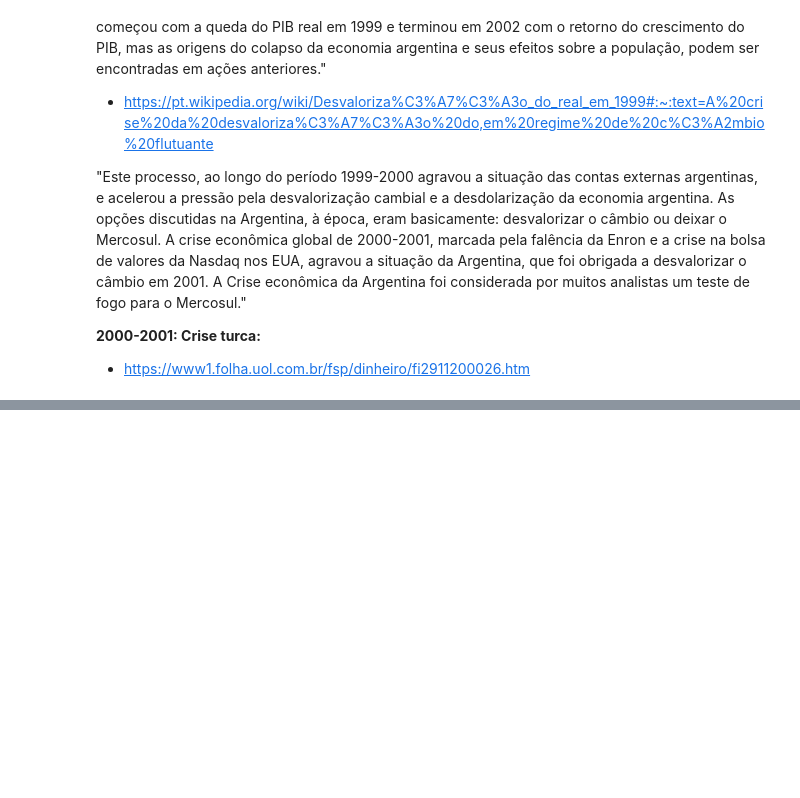
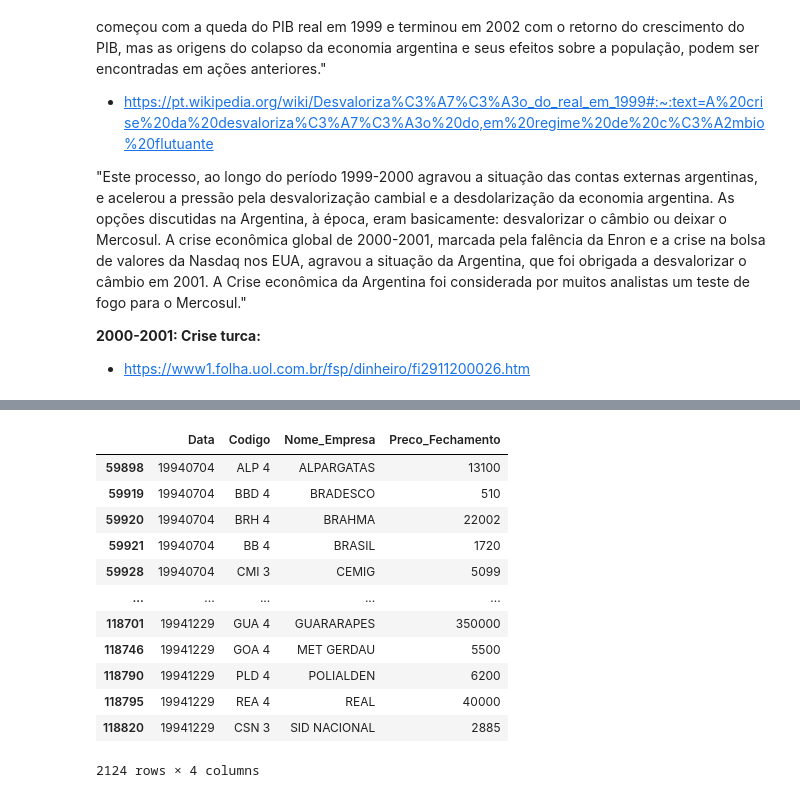
Before and after one commit to deboraaires/analise_Ibovespa, a Jupyter notebook: Análise_do_IBOVESPA.ipynb, the cells around one changed output, grey strips where cells are left out. Drawn from its saved outputs; the diff is of its cells as text; code cells hidden in the pictures; blank space fills up the shorter version.

```diff
--- a/Análise_do_IBOVESPA.ipynb
+++ b/Análise_do_IBOVESPA.ipynb
@@ -319,0 +553,6 @@ ax.xaxis.grid(True, linestyle='-', which='major', color='grey', alpha=.25)
+# %%
+# Selecionando apenas dados em Reais e o LOTE PADRÃO
+B3_1994 = B3_1994.loc[(B3_1994[8]== "R$") & (B3_1994[2]==2)]
+B3_1994 = B3_1994[[1,3,5,13]]
+B3_1994 = B3_1994.rename(columns={1:"Data", 3:"Codigo", 5:"Nome_Empresa", 13:"Preco_Fechamento"})
+B3_1994.head()
@@ -319,0 +625,18 @@ ax.xaxis.grid(True, linestyle='-', which='major', color='grey', alpha=.25)
+# %%
+Empresas = ['BRH 4','ALP 4','BAZ 3','BB  4','BBD 4','CPN 5','PLD 4','CES 3','CES 4','CMI 3','CMI 4','CPL 3','CPL 4','REA 4','CSN 3','CTN 4','ELE 6','EMB 4','GOA 4','GUA 4']
+B3_1994_Empresas = B3_1994.loc[B3_1994["Codigo"].isin(Empresas)]
+B3_1994_Empresas
+# %% [output]
+|  | Data | Codigo | Nome_Empresa | Preco_Fechamento |
+| 59898 | 19940704 | ALP 4 | ALPARGATAS | 13100 |
+| 59919 | 19940704 | BBD 4 | BRADESCO | 510 |
+| 59920 | 19940704 | BRH 4 | BRAHMA | 22002 |
+| 59921 | 19940704 | BB 4 | BRASIL | 1720 |
+| 59928 | 19940704 | CMI 3 | CEMIG | 5099 |
+| ... | ... | ... | ... | ... |
+| 118701 | 19941229 | GUA 4 | GUARARAPES | 350000 |
+| 118746 | 19941229 | GOA 4 | MET GERDAU | 5500 |
+| 118790 | 19941229 | PLD 4 | POLIALDEN | 6200 |
+| 118795 | 19941229 | REA 4 | REAL | 40000 |
+| 118820 | 19941229 | CSN 3 | SID NACIONAL | 2885 |
+2124 rows × 4 columns
```
Also changed, not shown: parts of 19 cells of this notebook.
